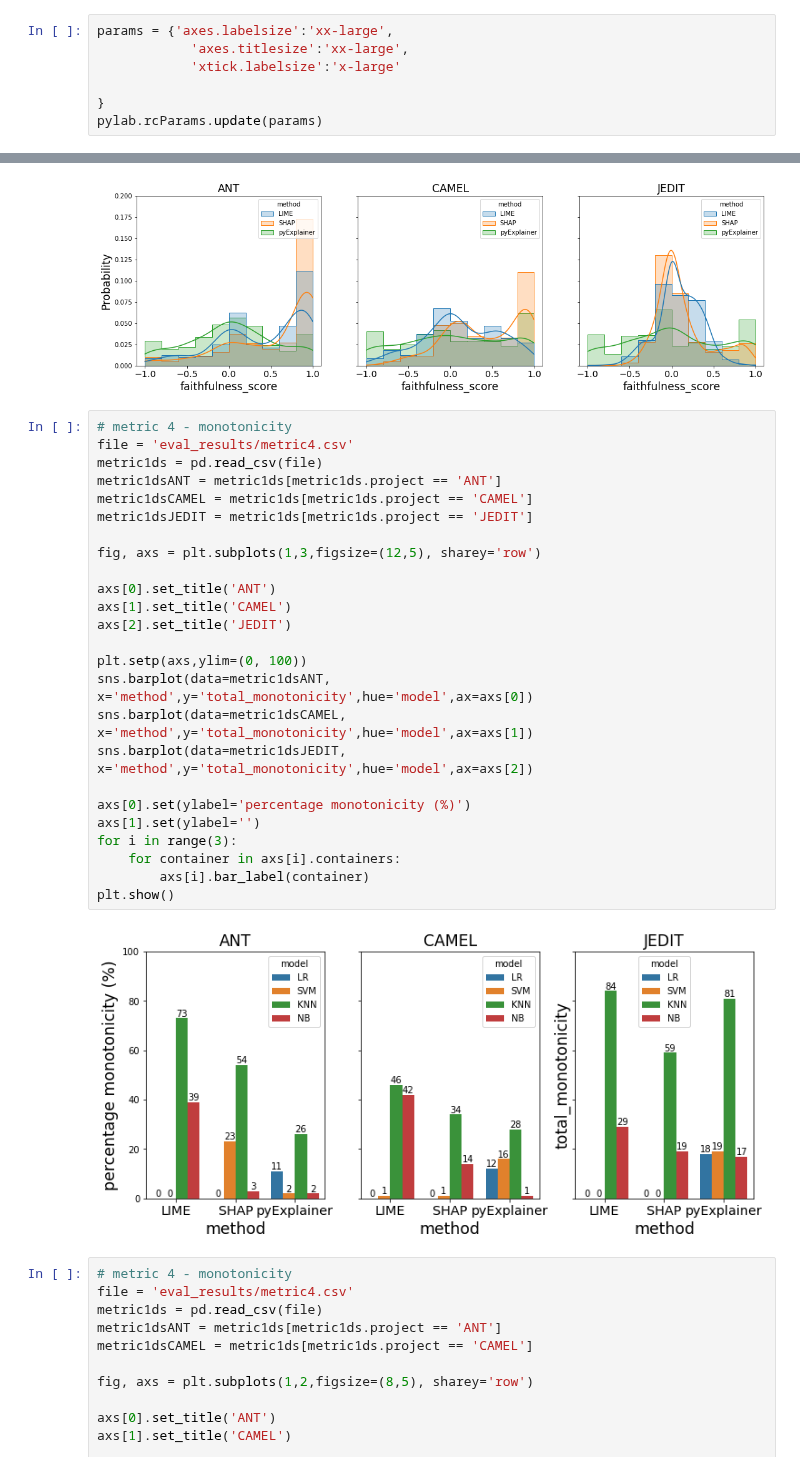
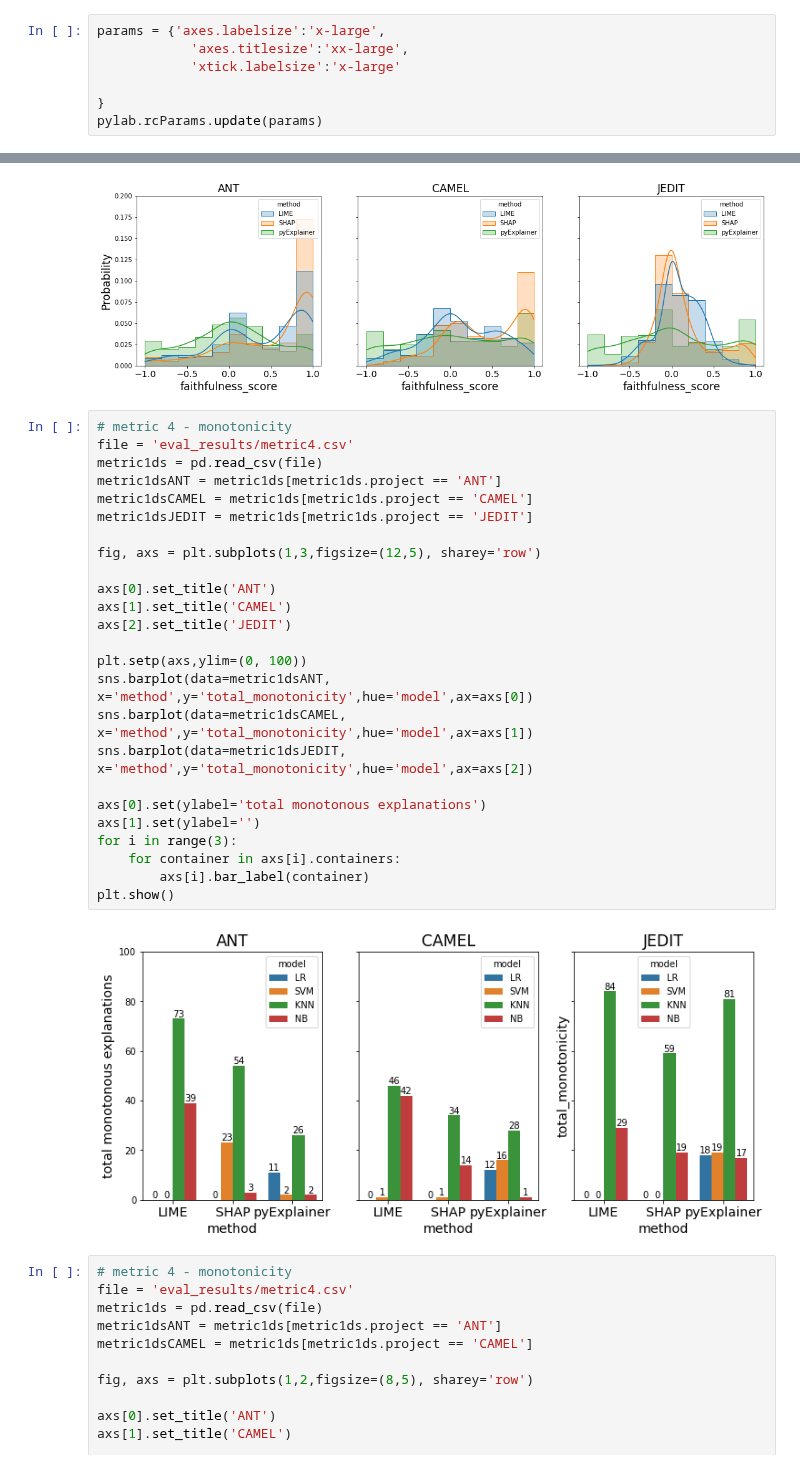
Before and after one commit to shinwenyip/xai-swe, a Jupyter notebook: charts.ipynb, the cells around one changed output, grey strips where cells are left out. Cells and saved outputs as stored; diff of their text form.

```diff
--- a/charts.ipynb
+++ b/charts.ipynb
@@ -8,7 +8,7 @@ import warnings
 # %%
 warnings.filterwarnings('ignore')
 # %%
-params = {'axes.labelsize':'xx-large',
+params = {'axes.labelsize':'x-large',
             'axes.titlesize':'xx-large',
             'xtick.labelsize':'x-large'
 
@@ -228,30 +228,30 @@ sns.histplot(data=metric1dsJEDIT,x='faithfulness_score',hue='method',ax=axs[2],e
 # %%
 # metric 4 - monotonicity
 file = 'eval_results/metric4.csv'
 metric1ds = pd.read_csv(file)
 metric1dsANT = metric1ds[metric1ds.project == 'ANT']
 metric1dsCAMEL = metric1ds[metric1ds.project == 'CAMEL']
 metric1dsJEDIT = metric1ds[metric1ds.project == 'JEDIT']
 
 fig, axs = plt.subplots(1,3,figsize=(12,5), sharey='row')
 
 axs[0].set_title('ANT')
 axs[1].set_title('CAMEL')
 axs[2].set_title('JEDIT')
 
 plt.setp(axs,ylim=(0, 100))
 sns.barplot(data=metric1dsANT, x='method',y='total_monotonicity',hue='model',ax=axs[0])
 sns.barplot(data=metric1dsCAMEL, x='method',y='total_monotonicity',hue='model',ax=axs[1])
 sns.barplot(data=metric1dsJEDIT, x='method',y='total_monotonicity',hue='model',ax=axs[2])
 
-axs[0].set(ylabel='percentage monotonicity (%)')
+axs[0].set(ylabel='total monotonous explanations')
 axs[1].set(ylabel='')
 for i in range(3):
     for container in axs[i].containers:
         axs[i].bar_label(container)
 plt.show()
 # %% [output]
-[figure, old version]
+[figure, new version]
 # %%
 # metric 4 - monotonicity
 file = 'eval_results/metric4.csv'
```
Also changed, not shown: parts of 3 cells of this notebook.
